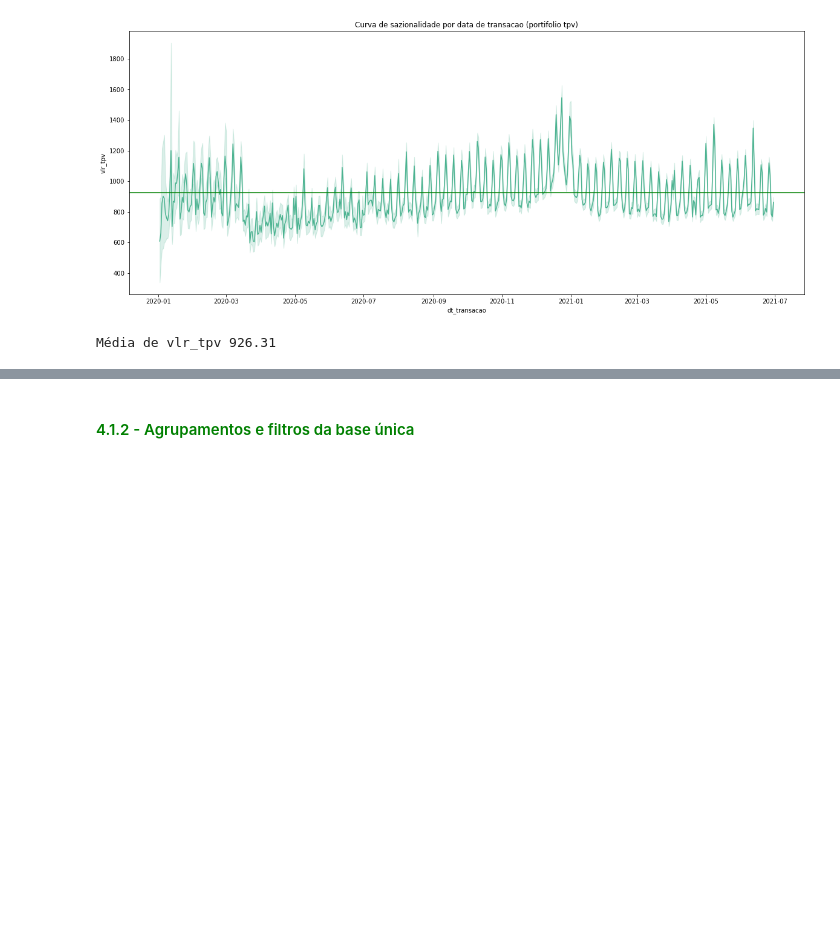
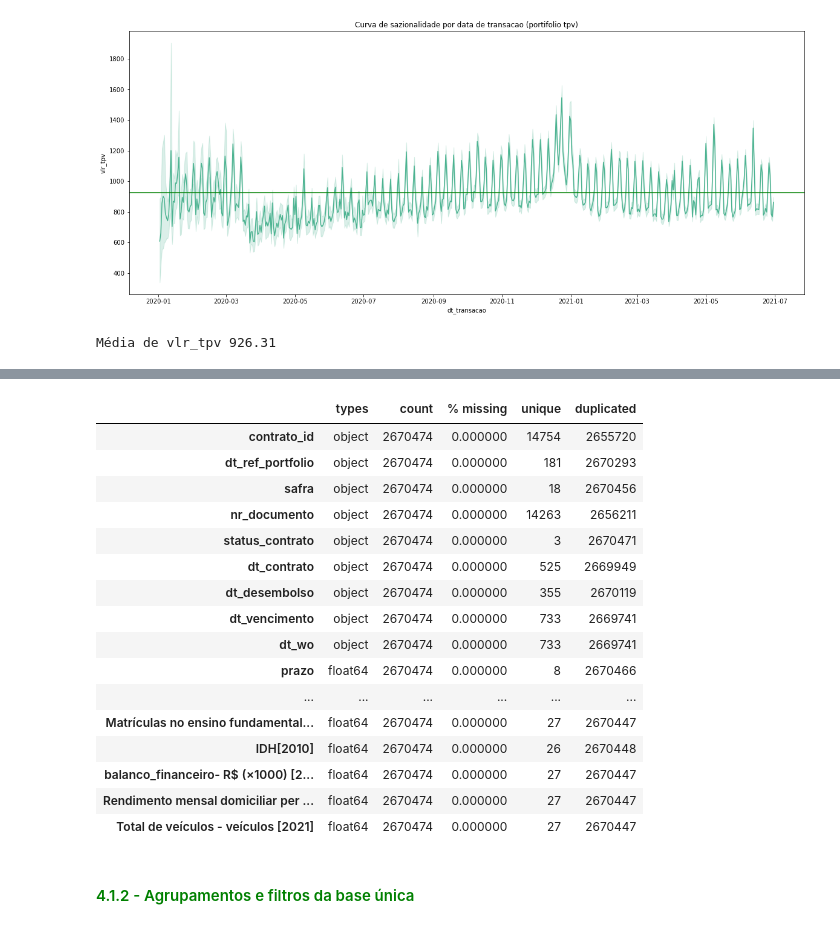
Before and after one commit to Robisonnunes/DC2022_robison_nunes, a Jupyter notebook: data_analysis_dc22.ipynb, the cells around one changed output, grey strips where cells are left out. Drawn from its saved outputs; the diff is of its cells as text; code cells hidden in the pictures; blank space fills up the shorter version.

```diff
--- a/data_analysis_dc22.ipynb
+++ b/data_analysis_dc22.ipynb
@@ -461,3 +490,36 @@ Média de vlr_tpv 926.31
+# %%
+# Filtrando o dataset pela análise de tempo estabelecida acima
+df = df[(df['dt_ref_portfolio']>'2021-10-19') & (df['dt_ref_portfolio']<'2022-04-19')]
+
+# Excluídas as colunas abaixo por que a base de tpv nao comtempla esse período
+df.drop(columns=['dt_transacao','qtd_transacoes','vlr_tpv'] , inplace=True)
+
+# Eliminando as linha que tinham inconsitencia no preenchimento da sigla dos estados (ND, representava 0,01%).
+df = df[df['estado']!='ND']
+
+# alinhando por data de referencia do portifolio (para garantir!)
+df.sort_values(by='dt_ref_portfolio' ,ascending=True, inplace=True)
+
+# Resetando o index
+df.reset_index(drop=True, inplace=True)
+# %% [output]
+|  | types | count | % missing | unique | duplicated |
+| contrato_id | object | 2670474 | 0.000000 | 14754 | 2655720 |
+| dt_ref_portfolio | object | 2670474 | 0.000000 | 181 | 2670293 |
+| safra | object | 2670474 | 0.000000 | 18 | 2670456 |
+| nr_documento | object | 2670474 | 0.000000 | 14263 | 2656211 |
+| status_contrato | object | 2670474 | 0.000000 | 3 | 2670471 |
+| dt_contrato | object | 2670474 | 0.000000 | 525 | 2669949 |
+| dt_desembolso | object | 2670474 | 0.000000 | 355 | 2670119 |
+| dt_vencimento | object | 2670474 | 0.000000 | 733 | 2669741 |
+| dt_wo | object | 2670474 | 0.000000 | 733 | 2669741 |
+| prazo | float64 | 2670474 | 0.000000 | 8 | 2670466 |
+| ... | ... | ... | ... | ... | ... |
+| Matrículas no ensino fundamental... | float64 | 2670474 | 0.000000 | 27 | 2670447 |
+| IDH[2010] | float64 | 2670474 | 0.000000 | 26 | 2670448 |
+| balanco_financeiro- R$ (×1000) [2... | float64 | 2670474 | 0.000000 | 27 | 2670447 |
+| Rendimento mensal domiciliar per ... | float64 | 2670474 | 0.000000 | 27 | 2670447 |
+| Total de veículos - veículos [2021] | float64 | 2670474 | 0.000000 | 27 | 2670447 |
 # %% [markdown]
 #### <font color=green>  4.1.2 - Agrupamentos e filtros da base única</font>
 # %%
```
Also changed, not shown: parts of 20 cells of this notebook.
